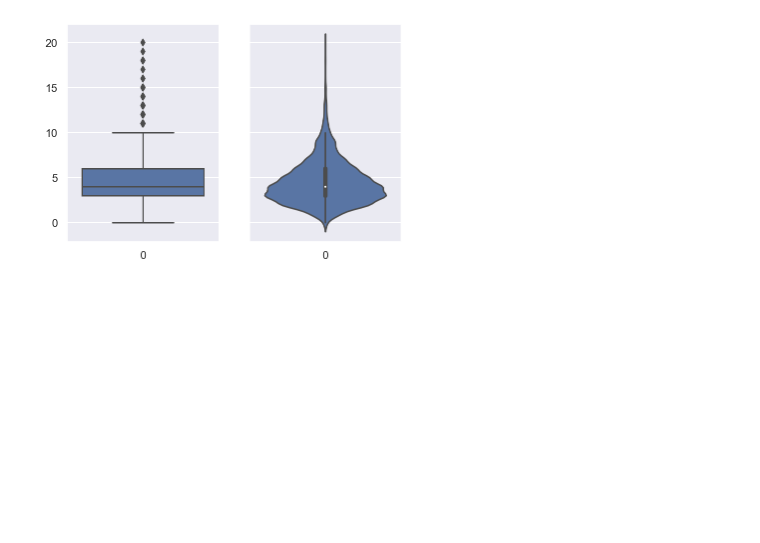
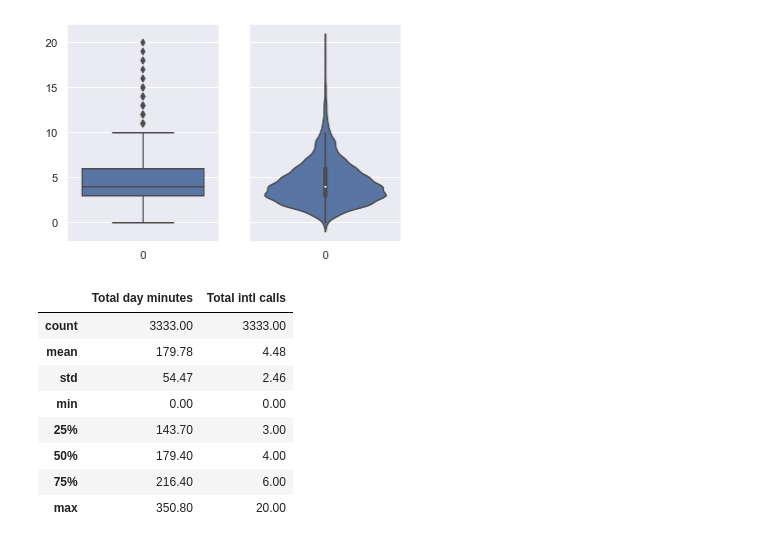
Before and after one commit to Rahul-YYC/data-science-machine-learning, a Jupyter notebook: DS-TelChurnVisualization/tel_churn_visualization.ipynb, the cells around one changed output. Drawn from its saved outputs; the diff is of its cells as text; code cells hidden in the pictures; blank space fills up the shorter version.

```diff
--- a/DS-TelChurnVisualization/tel_churn_visualization.ipynb
+++ b/DS-TelChurnVisualization/tel_churn_visualization.ipynb
@@ -98,3 +98,15 @@ sns.boxplot(data=df["Total intl calls"], ax=axes[0])
 sns.violinplot(data=df["Total intl calls"], ax=axes[1]);
 # %% [output]
 [figure]
+# %%
+df[features].describe()
+# %% [output]
+|  | Total day minutes | Total intl calls |
+| count | 3333.00 | 3333.00 |
+| mean | 179.78 | 4.48 |
+| std | 54.47 | 2.46 |
+| min | 0.00 | 0.00 |
+| 25% | 143.70 | 3.00 |
+| 50% | 179.40 | 4.00 |
+| 75% | 216.40 | 6.00 |
+| max | 350.80 | 20.00 |
```
Also changed, not shown: parts of 8 cells of this notebook.
